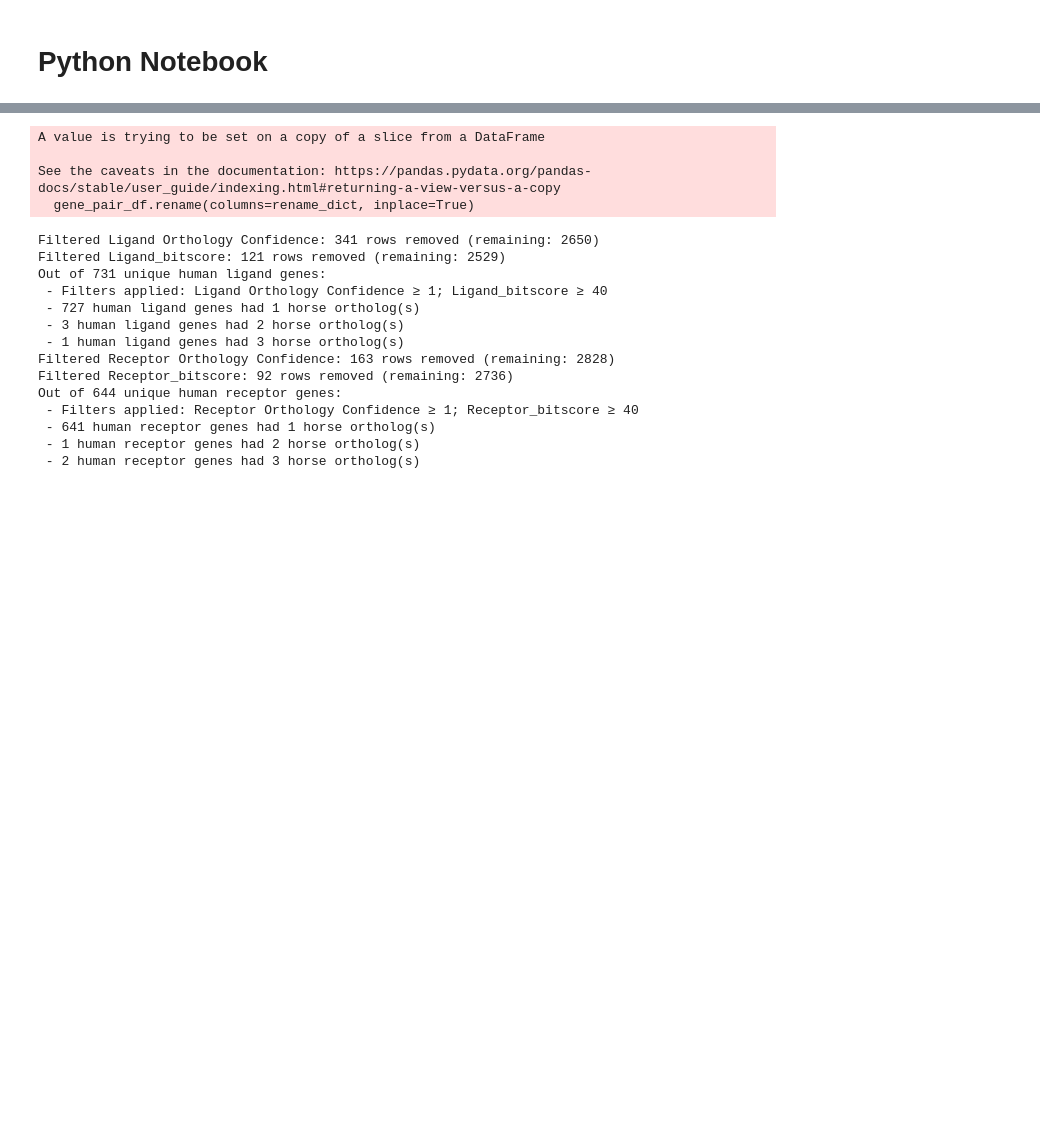
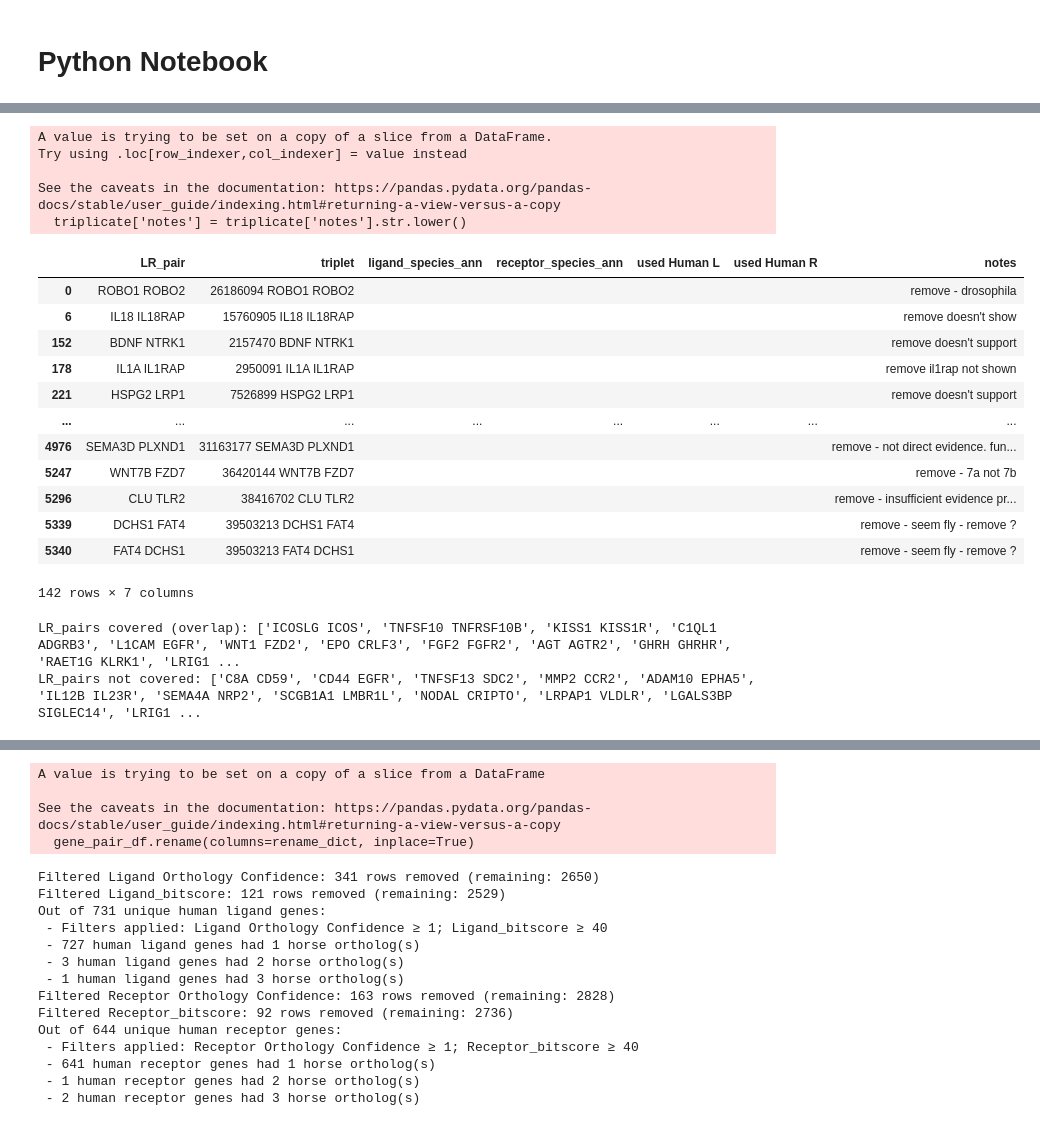
Before and after one commit to bioinfo-YCU/ConnectomeDB, a Jupyter notebook: Python_test.ipynb, the cells around one changed output, grey strips where cells are left out. Cells and saved outputs as stored; diff of their text form; code cells hidden in the pictures; blank space fills up the shorter version.

```diff
--- a/Python_test.ipynb
+++ b/Python_test.ipynb
@@ -10,0 +34,47 @@ sys.path.append(os.path.abspath("src"))
+# %%
+# Filter out rows where 'notes' contains 'remove'
+triplicate['notes'] = triplicate['notes'].str.lower()
+
+# Remove rows where 'notes' contains 'remove'
+triplicate_with_remove = triplicate[triplicate['notes'].str.contains('remove', na=False)]
+
+# Remove rows where 'notes' contains 'remove'
+triplicate = triplicate[~triplicate['notes'].str.contains('remove', na=False)]
+
+triplicate
+triplicate_with_remove
+# %% [output]
+A value is trying to be set on a copy of a slice from a DataFrame.
+Try using .loc[row_indexer,col_indexer] = value instead
+
+See the caveats in the documentation: https://pandas.pydata.org/pandas-docs/stable/user_guide/indexing.html#returning-a-view-versus-a-copy
+  triplicate['notes'] = triplicate['notes'].str.lower()
+|  | LR_pair | triplet | ligand_species_ann | receptor_species_ann | used Human L | used Human R | notes |
+| 0 | ROBO1 ROBO2 | 26186094 ROBO1 ROBO2 |  |  |  |  | remove - drosophila |
+| 6 | IL18 IL18RAP | 15760905 IL18 IL18RAP |  |  |  |  | remove doesn't show |
+| 152 | BDNF NTRK1 | 2157470 BDNF NTRK1 |  |  |  |  | remove doesn't support |
+| 178 | IL1A IL1RAP | 2950091 IL1A IL1RAP |  |  |  |  | remove il1rap not shown |
+| 221 | HSPG2 LRP1 | 7526899 HSPG2 LRP1 |  |  |  |  | remove doesn't support |
+| ... | ... | ... | ... | ... | ... | ... | ... |
+| 4976 | SEMA3D PLXND1 | 31163177 SEMA3D PLXND1 |  |  |  |  | remove - not direct evidence. fun... |
+| 5247 | WNT7B FZD7 | 36420144 WNT7B FZD7 |  |  |  |  | remove - 7a not 7b |
+| 5296 | CLU TLR2 | 38416702 CLU TLR2 |  |  |  |  | remove - insufficient evidence pr... |
+| 5339 | DCHS1 FAT4 | 39503213 DCHS1 FAT4 |  |  |  |  | remove - seem fly - remove ? |
+| 5340 | FAT4 DCHS1 | 39503213 FAT4 DCHS1 |  |  |  |  | remove - seem fly - remove ? |
+142 rows × 7 columns
+# %%
+# Convert both columns to sets for easy set operations
+set_filtered = set(triplicate['LR_pair'])
+set_unfiltered = set(triplicate_with_remove['LR_pair'])
+
+# Overlap (present in both)
+overlap = list(set_filtered & set_unfiltered)
+
+# Not covered (in filtered but NOT in unfiltered)
+not_covered = list(set_unfiltered - set_filtered)
+
+print("LR_pairs covered (overlap):", overlap, len(overlap))
+print("LR_pairs not covered:", not_covered, len(not_covered))
+# %% [output]
+LR_pairs covered (overlap): ['ICOSLG ICOS', 'TNFSF10 TNFRSF10B', 'KISS1 KISS1R', 'C1QL1 ADGRB3', 'L1CAM EGFR', 'WNT1 FZD2', 'EPO CRLF3', 'FGF2 FGFR2', 'AGT AGTR2', 'GHRH GHRHR', 'RAET1G KLRK1', 'LRIG1 ...
+LR_pairs not covered: ['C8A CD59', 'CD44 EGFR', 'TNFSF13 SDC2', 'MMP2 CCR2', 'ADAM10 EPHA5', 'IL12B IL23R', 'SEMA4A NRP2', 'SCGB1A1 LMBR1L', 'NODAL CRIPTO', 'LRPAP1 VLDLR', 'LGALS3BP SIGLEC14', 'LRIG1 ...
```
Also changed, not shown: parts of 16 cells of this notebook, 10 other files.
